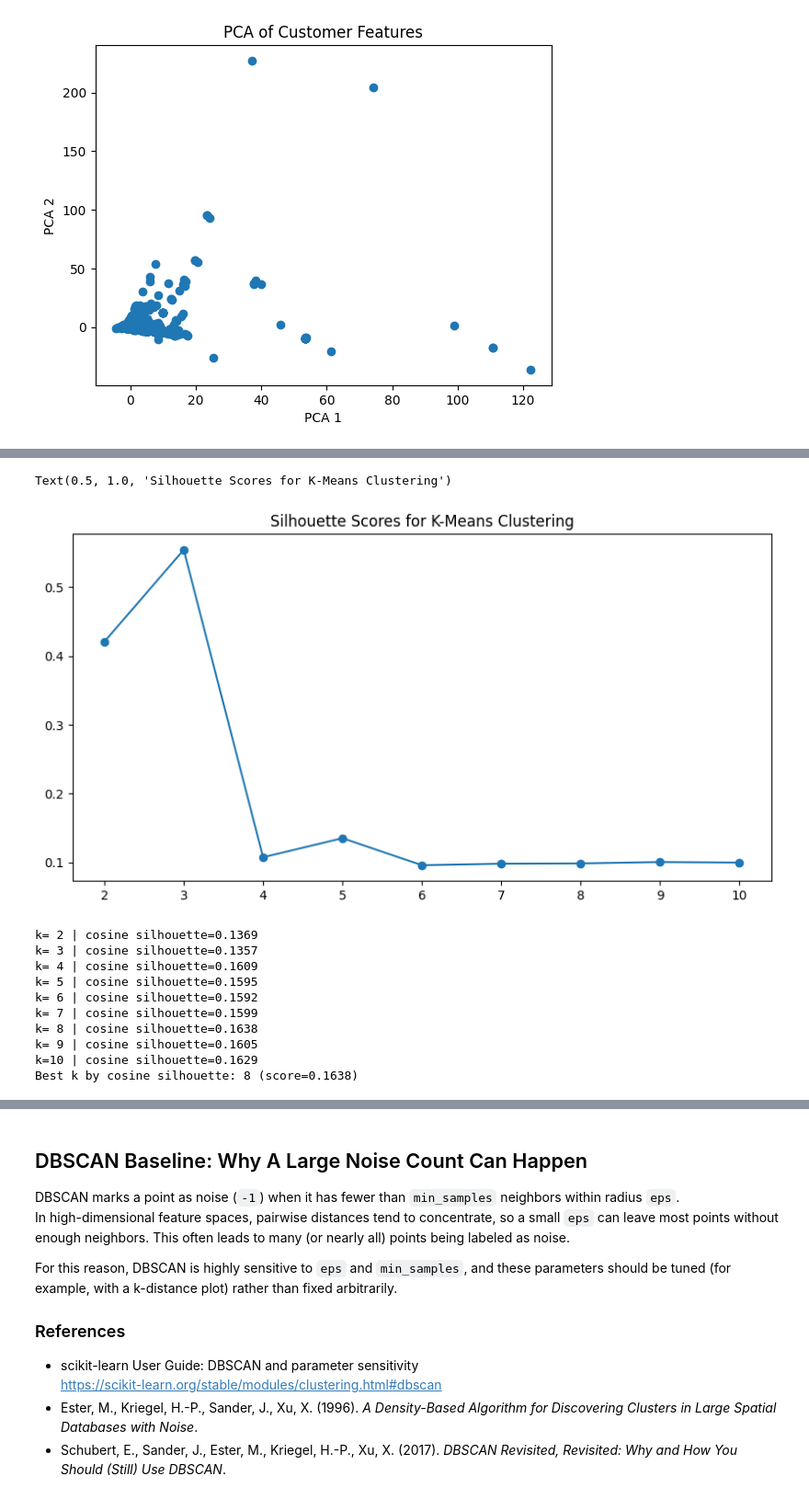
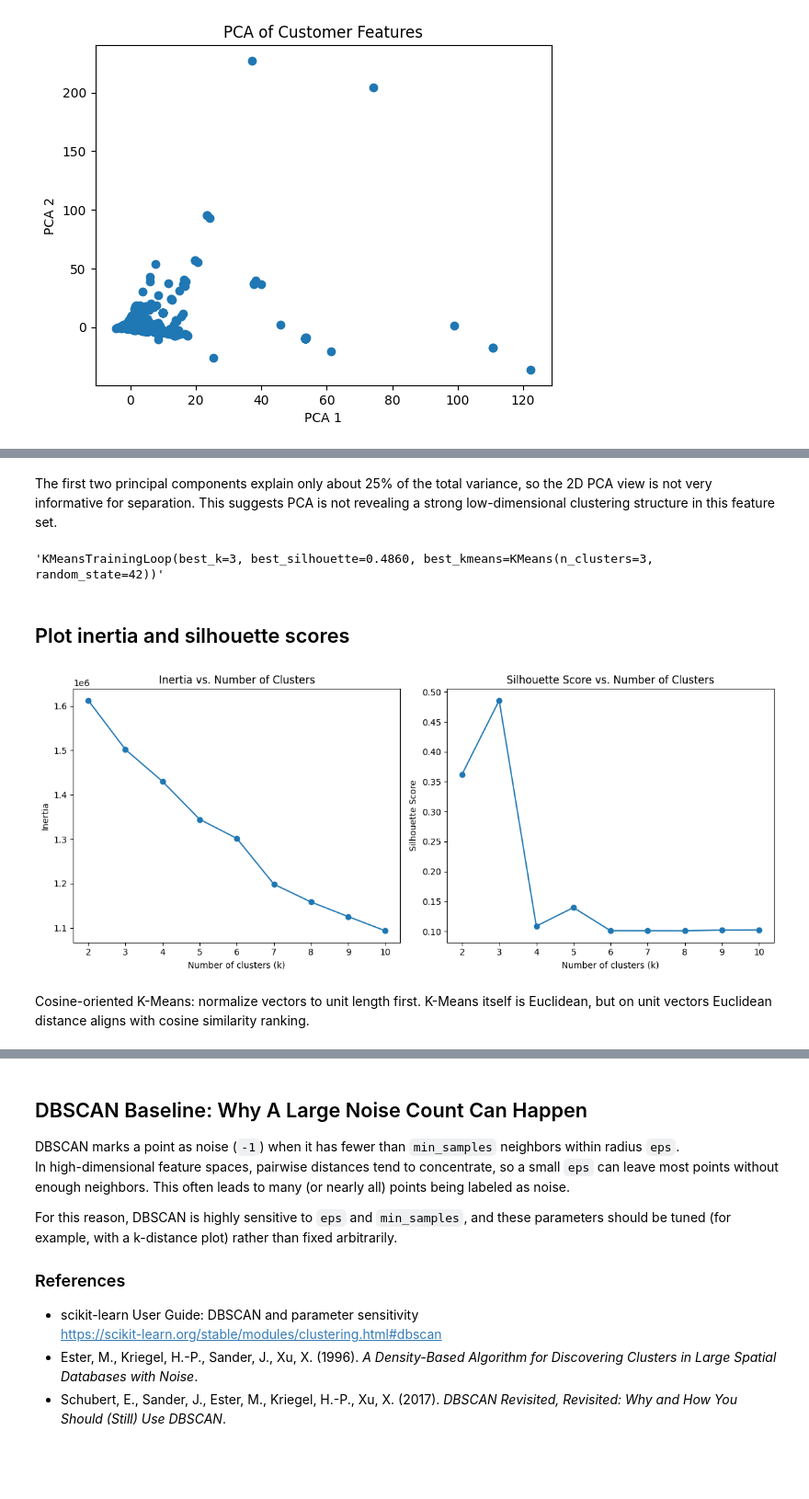
Before and after one commit to smnsht/unusual-customer-purchasing, a Jupyter notebook: notebooks/04_CustomerSegmentation.ipynb, the cells around one changed output, grey strips where cells are left out. Shown at 92% size. Drawn from its saved outputs; the diff is of its cells as text; code cells hidden in the pictures; blank space fills up the shorter version.

```diff
--- a/notebooks/04_CustomerSegmentation.ipynb
+++ b/notebooks/04_CustomerSegmentation.ipynb
@@ -114,48 +123,2 @@ Best k by silhouette: 3 (score=0.5546)
-# %%
-# plot silhouette scores for k values
-plt.figure(figsize=(10, 5))
-plt.plot(k_values, silhouette_scores, marker='o')
-plt.title('Silhouette Scores for K-Means Clustering')
-# %% [output]
-Text(0.5, 1.0, 'Silhouette Scores for K-Means Clustering')
-[figure, removed]
-# %%
-# Cosine-oriented K-Means: normalize vectors to unit length first.
-# K-Means itself is Euclidean, but on unit vectors Euclidean distance aligns with cosine similarity ranking.
-from sklearn.preprocessing import Normalizer
-
-normalizer = Normalizer()
-X_normalized = normalizer.fit_transform(X_scaled)
-
-k_values_cosine = range(2, 11)
-silhouette_scores_cosine = []
-
-best_k_cosine = None
-best_silhouette_cosine = -1.0
-best_kmeans_cosine = None
-
-for n_clusters in k_values_cosine:
-    kmeans = KMeans(n_clusters=n_clusters, random_state=42, n_init='auto')
-    labels = kmeans.fit_predict(X_normalized)
-    silhouette_avg = silhouette_score(X_normalized, labels, metric='cosine')
-    silhouette_scores_cosine.append(silhouette_avg)
-
-    print(f'k={n_clusters:2d} | cosine silhouette={silhouette_avg:.4f}')
-
-    if silhouette_avg > best_silhouette_cosine:
-        best_silhouette_cosine = silhouette_avg
-        best_k_cosine = n_clusters
-        best_kmeans_cosine = kmeans
-
-print(f'Best k by cosine silhouette: {best_k_cosine} (score={best_silhouette_cosine:.4f})')
-# %% [output]
-k= 2 | cosine silhouette=0.1369
-k= 3 | cosine silhouette=0.1357
-k= 4 | cosine silhouette=0.1609
-k= 5 | cosine silhouette=0.1595
-k= 6 | cosine silhouette=0.1592
-k= 7 | cosine silhouette=0.1599
-k= 8 | cosine silhouette=0.1638
-k= 9 | cosine silhouette=0.1605
-k=10 | cosine silhouette=0.1629
-Best k by cosine silhouette: 8 (score=0.1638)
+# %% [markdown]
+The first two principal components explain only about 25% of the total variance, so the 2D PCA view is not very informative for separation. This suggests PCA is not revealing a strong low-dimensional clustering structure in this feature set.
@@ -161,0 +127,29 @@ Best k by cosine silhouette: 8 (score=0.1638)
+# %%
+loop_kmeans_eucleadean = KMeansTrainingLoop(X_scaled, range(2, 11))
+loop_kmeans_eucleadean.train()
+str(loop_kmeans_eucleadean)
+# %% [output]
+'KMeansTrainingLoop(best_k=3, best_silhouette=0.4860, best_kmeans=KMeans(n_clusters=3, random_state=42))'
+# %% [markdown]
+## Plot inertia and silhouette scores
+# %%
+
+plt.figure(figsize=(12, 5))
+plt.subplot(1, 2, 1)
+plt.plot(loop_kmeans_eucleadean.k_values, loop_kmeans_eucleadean.inertias, marker='o')
+plt.xlabel("Number of clusters (k)")
+plt.ylabel("Inertia")
+plt.title("Inertia vs. Number of Clusters")
+
+plt.subplot(1, 2, 2)
+plt.plot(loop_kmeans_eucleadean.k_values, loop_kmeans_eucleadean.silhouette_scores, marker='o')
+plt.xlabel("Number of clusters (k)")
+plt.ylabel("Silhouette Score")
+plt.title("Silhouette Score vs. Number of Clusters")
+plt.tight_layout()
+plt.show()
+# %% [output]
+[figure, added]
+# %% [markdown]
+Cosine-oriented K-Means: normalize vectors to unit length first.
+K-Means itself is Euclidean, but on unit vectors Euclidean distance aligns with cosine similarity ranking.
```
Also changed, not shown: parts of 21 cells of this notebook, 2 other files.
